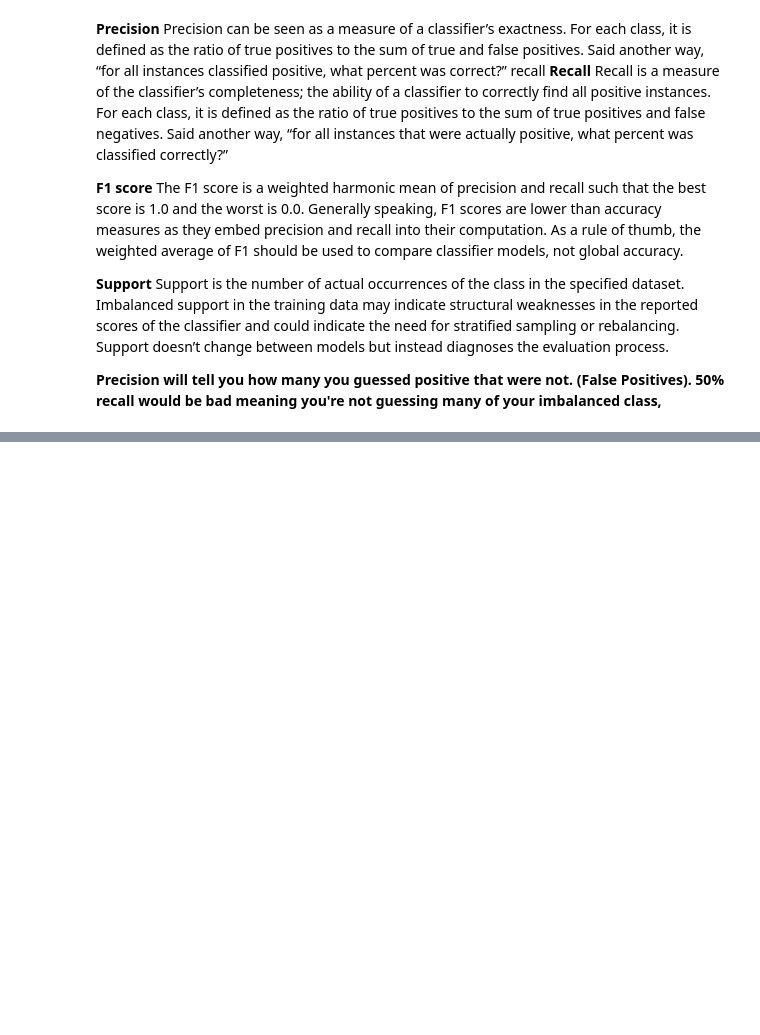
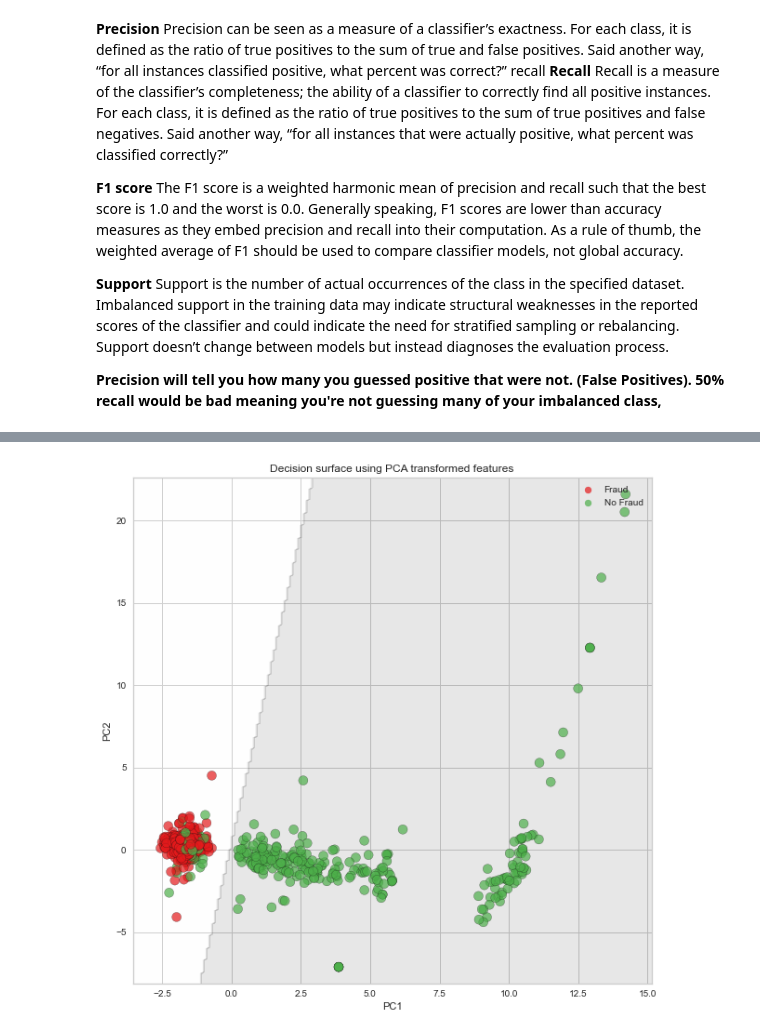
Before and after one commit to reemkhaledaboushama/datamining-project, a Jupyter notebook: 18Q9822.ipynb, the cells around one changed output, grey strips where cells are left out. Cells and saved outputs as stored; diff of their text form; code cells hidden in the pictures; blank space fills up the shorter version.

```diff
--- a/18Q9822.ipynb
+++ b/18Q9822.ipynb
@@ -401,0 +451,45 @@ NameError: name 'precision_recall_curve' is not defined
+# %%
+
+svm_classifier = SVC(random_state = 42, C = 0.1, class_weight = 'balanced', degree = 2, gamma='scale', kernel = 'linear')
+svm_classifier.fit(pca_train_scaled, y_train)
+
+X_test_pca = pca.transform(X_train_scaled)
+test_pc1_coords = X_test_pca[:, 0]
+test_pc2_coords = X_test_pca[:, 1]
+
+#matrix of points that will we will use to show the decison regions
+x_min= test_pc1_coords.min() -1
+x_max = test_pc1_coords.max() +1
+
+y_min= test_pc2_coords.min() -1
+y_max = test_pc2_coords.max() +1
+#pionts on one side of classification boundary will be assigned a 0, and points on other side will be assigned a 1
+xx,yy = np.meshgrid(np.arange(start=x_min, stop=x_max, step = 0.1),
+                   np.arange(start=y_min, stop= y_max, step= 0.1))
+Z= svm_classifier.predict(np.column_stack((xx.ravel(), yy.ravel())))
+#now Z contains 0 and 1s describing how each point was classified, we reshape it so that each
+#classification corressponds to a specific point in the matrix
+
+Z= Z.reshape(xx.shape)
+
+import matplotlib.colors as colors
+
+fig, ax = plt.subplots(figsize=(10,10))
+ax.contourf(xx,yy, Z, alpha = 0.1)
+cmap =colors.ListedColormap(["#e41a1c","#4daf4a"])
+# we can set alpha to 0.7 to see if we are covering  up a point
+scatter =ax.scatter(test_pc1_coords, test_pc2_coords, c=y_train, cmap=cmap, s=100, edgecolors='k', alpha=0.7)
+
+legend  =ax.legend(scatter.legend_elements()[0],
+                  scatter.legend_elements()[1],
+                  loc= "upper right")
+
+legend.get_texts()[0].set_text("Fraud")
+legend.get_texts()[1].set_text("No Fraud")
+
+ax.set_ylabel("PC2")
+ax.set_xlabel("PC1")
+ax.set_title("Decision surface using PCA transformed features")
+plt.show()
+# %% [output]
+[figure, added]
```
Also changed, not shown: parts of 7 cells of this notebook.
